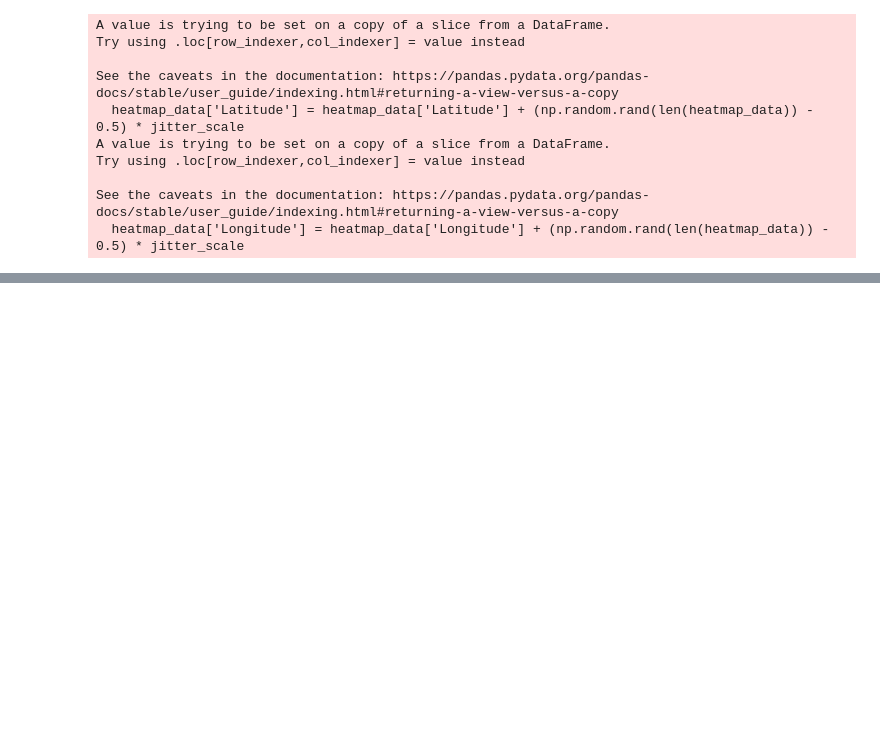
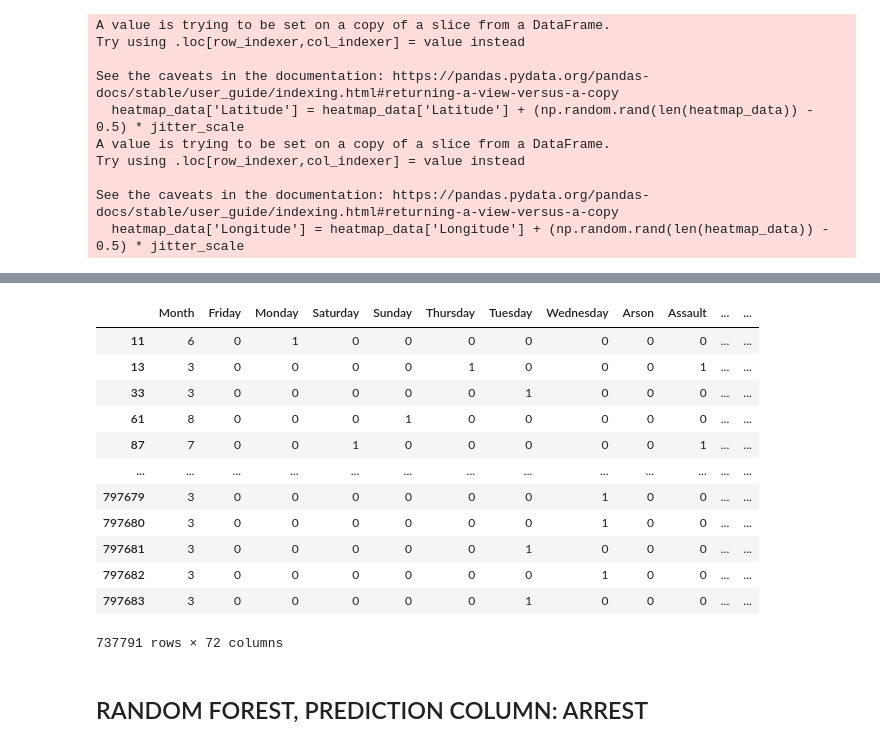
Before and after one commit to mvoutov/ieor142-ml, a Jupyter notebook: CrimePredict.ipynb, the cells around one changed output, grey strips where cells are left out. Cells and saved outputs as stored; diff of their text form; code cells hidden in the pictures; blank space fills up the shorter version.

Commit message:
random forest -- arrests!

```diff
--- a/CrimePredict.ipynb
+++ b/CrimePredict.ipynb
@@ -787,0 +987,2 @@ See the caveats in the documentation: https://pandas.pydata.org/pandas-docs/stab
+# %%
+predict_arrest = df
@@ -787,0 +1076,52 @@ See the caveats in the documentation: https://pandas.pydata.org/pandas-docs/stab
+# %%
+predict_arrest = predict_arrest.drop( columns= ['Incident_Date', 'Incident_Time', 'Incident_Year',
+       'Incident_Day_of_Week', 'Incident_Category', 'Police_District',
+       'Latitude', 'Longitude', 'Neighborhoods', 'Resolution','Day',
+       'Time_in_Minutes',  'Motor_Vehicle_Theft','Cite_or_Arrest_Adult', 'Exceptional_Adult',
+       'Open_or_Active', 'Unfounded',
+
+       ###### KEEPING COLUMNS: CRIME
+       #  'Arson', 'Assault', 'Burglary', 'Case_Closure',
+       # 'Civil_Sidewalks', 'Courtesy_Report', 'Disorderly_Conduct',
+       # 'Drug_Offense', 'Drug_Violation', 'Embezzlement', 'Fire_Report',
+       # 'Forgery_And_Counterfeiting', 'Fraud', 'Gambling', 'Homicide',
+       # 'Human_Trafficking_A_Commercial_Sex_Acts',
+       # 'Human_Trafficking_B_Involuntary_Servitude',
+       # 'Human_Trafficking_Commercial_Sex_Acts', 'Larceny_Theft', 'Liquor_Laws',
+       # 'Lost_Property', 'Malicious_Mischief', 'Miscellaneous_Investigation',
+       # 'Missing_Person',
+       # 'Motor_Vehicle_Theft',
+       # 'NonCriminal', 'Offences_Against_The_Family_And_Children', 'Other',
+       # 'Other_Miscellaneous', 'Other_Offenses', 'Prostitution', 'Rape',
+       # 'Recovered_Vehicle', 'Robbery', 'Sex_Offense', 'Stolen_Property',
+       # 'Suicide', 'Suspicious', 'Suspicious_Occ', 'Traffic_Collision',
+       # 'Traffic_Violation_Arrest', 'Vandalism', 'Vehicle_Impounded',
+       # 'Vehicle_Misplaced', 'Warrant', 'Weapons_Carrying_Etc',
+       # 'Weapons_Offence', 'Weapons_Offense',
+
+       ###### KEEPING COLUMNS: DISTRICT
+       # 'Bayview', 'Central', 'Ingleside',
+       # 'Mission', 'Northern', 'Out_of_SF', 'Park', 'Richmond', 'Southern',
+       # 'Taraval', 'Tenderloin',
+
+       ###### KEEPING COLUMNS: TIME FO DAY
+       # 'Morning', 'Afternoon', 'Night',
+       ###### KEEPING COLUMNS: ARRESTS
+       # 'Is_Arrest', 'Number_Arrests_7days', 'Number_Arrests_Previous_Day'
+       ])
+# %%
+predict_arrest
+# %% [output]
+|  | Month | Friday | Monday | Saturday | Sunday | Thursday | Tuesday | Wednesday | Arson | Assault | ... | ... |
+| 11 | 6 | 0 | 1 | 0 | 0 | 0 | 0 | 0 | 0 | 0 | ... | ... |
+| 13 | 3 | 0 | 0 | 0 | 0 | 1 | 0 | 0 | 0 | 1 | ... | ... |
+| 33 | 3 | 0 | 0 | 0 | 0 | 0 | 1 | 0 | 0 | 0 | ... | ... |
+| 61 | 8 | 0 | 0 | 0 | 1 | 0 | 0 | 0 | 0 | 0 | ... | ... |
+| 87 | 7 | 0 | 0 | 1 | 0 | 0 | 0 | 0 | 0 | 1 | ... | ... |
+| ... | ... | ... | ... | ... | ... | ... | ... | ... | ... | ... | ... | ... |
+| 797679 | 3 | 0 | 0 | 0 | 0 | 0 | 0 | 1 | 0 | 0 | ... | ... |
+| 797680 | 3 | 0 | 0 | 0 | 0 | 0 | 0 | 1 | 0 | 0 | ... | ... |
+| 797681 | 3 | 0 | 0 | 0 | 0 | 0 | 1 | 0 | 0 | 0 | ... | ... |
+| 797682 | 3 | 0 | 0 | 0 | 0 | 0 | 0 | 1 | 0 | 0 | ... | ... |
+| 797683 | 3 | 0 | 0 | 0 | 0 | 0 | 1 | 0 | 0 | 0 | ... | ... |
+737791 rows × 72 columns
@@ -787,0 +1131,2 @@ See the caveats in the documentation: https://pandas.pydata.org/pandas-docs/stab
+# %% [markdown]
+## RANDOM FOREST, PREDICTION COLUMN: ARREST
```
Also changed, not shown: parts of 24 cells of this notebook, 1 other file.
